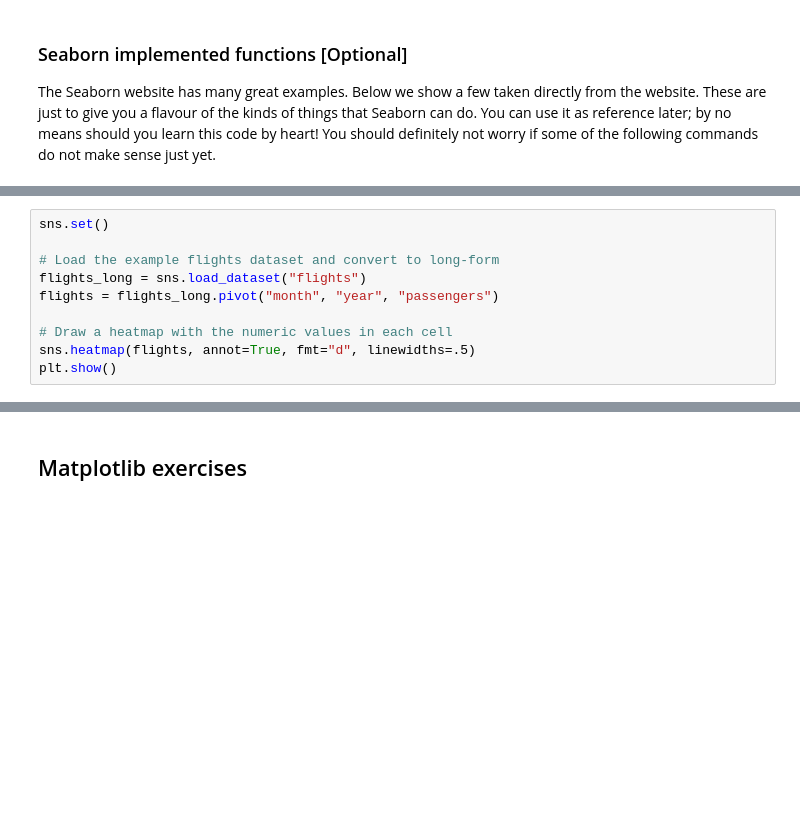
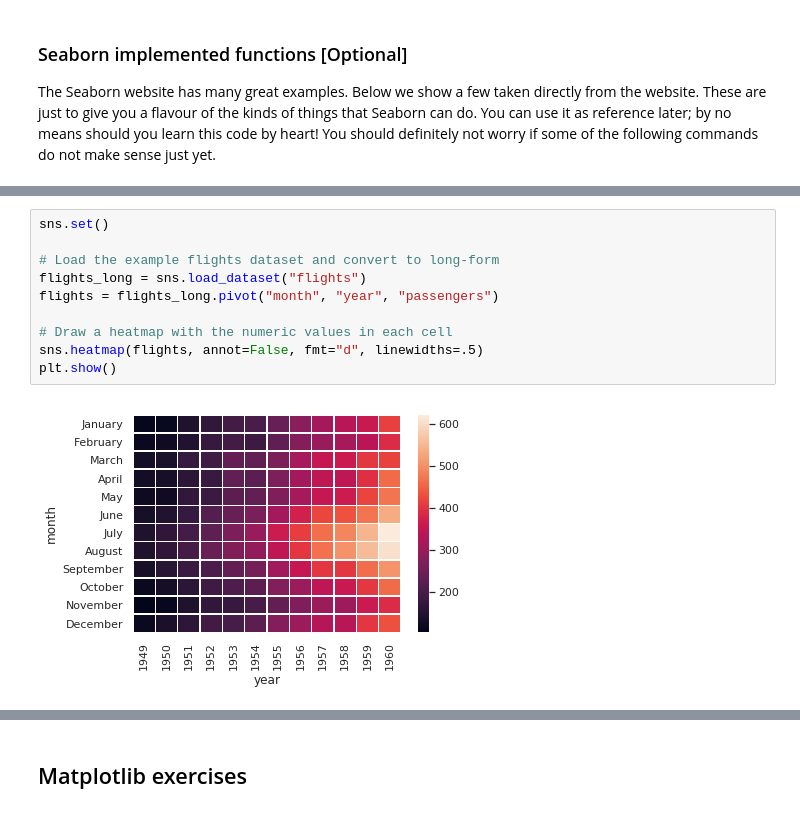
Before and after one commit to adagloria/CA_AI_2020, a Jupyter notebook: 02_Python_for_Data_Science/03_Introduction_to_Matplotlib_and_Seaborn.ipynb, the cells around one changed output, grey strips where cells are left out. Saved outputs shown, nothing was run; the diff lists cells and outputs as text; blank space fills up the shorter version.

```diff
--- a/02_Python_for_Data_Science/03_Introduction_to_Matplotlib_and_Seaborn.ipynb
+++ b/02_Python_for_Data_Science/03_Introduction_to_Matplotlib_and_Seaborn.ipynb
@@ -219,13 +281,15 @@ with sns.axes_style(style="whitegrid", rc=dict(palette="pastel", color_codes=Tru
 # %%
 sns.set()
 
 # Load the example flights dataset and convert to long-form
 flights_long = sns.load_dataset("flights")
 flights = flights_long.pivot("month", "year", "passengers")
 
 # Draw a heatmap with the numeric values in each cell
-sns.heatmap(flights, annot=True, fmt="d", linewidths=.5)
+sns.heatmap(flights, annot=False, fmt="d", linewidths=.5)
 plt.show()
+# %% [output]
+[figure, added]
 # %%
 sns.set(style="darkgrid")
 
```
Also changed, not shown: parts of 19 cells of this notebook, 1 other file.
